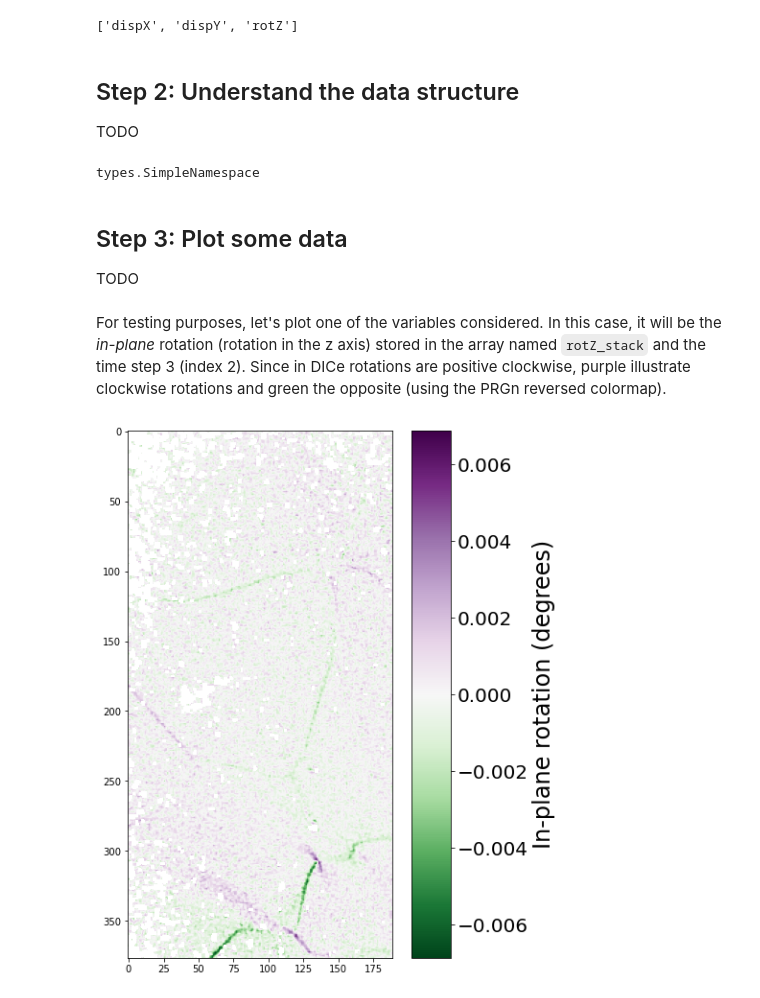
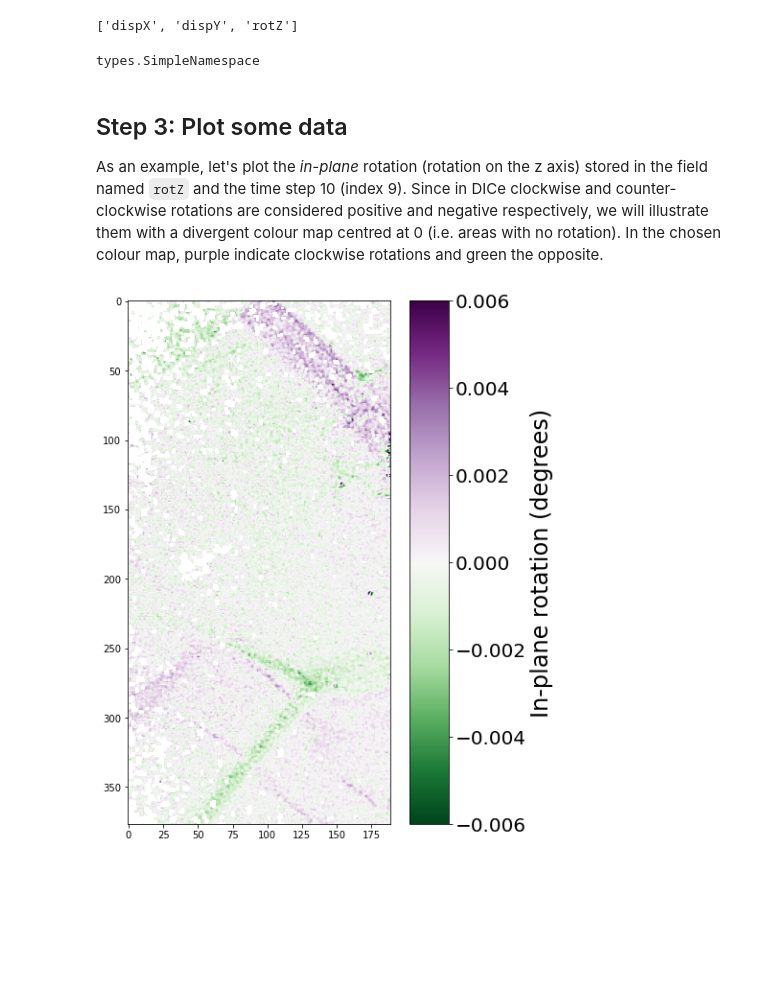
Before and after one commit to marcoalopez/Jupyter4DICe, a Jupyter notebook: notebooks/LoadingDICe_data.ipynb, the cells around one changed output. Drawn from its saved outputs; the diff is of its cells as text; code cells hidden in the pictures; blank space fills up the shorter version.

```diff
--- a/notebooks/LoadingDICe_data.ipynb
+++ b/notebooks/LoadingDICe_data.ipynb
@@ -91,36 +97,24 @@ data = SimpleNamespace(dispX=dispX_stack,
 sorted(data.__dict__)
 # %% [output]
 ['dispX', 'dispY', 'rotZ']
-# %% [markdown]
-## Step 2: Understand the data structure
-
-TODO
 # %%
 type(data)
 # %% [output]
 types.SimpleNamespace
-# %% [markdown]
-## Step 3: Plot some data
-
-TODO
 # %% [markdown]
-For testing purposes, let's plot one of the variables considered. In this case, it will be the _in-plane_ rotation (rotation in the z axis) stored in the array named ``rotZ_stack`` and the time step 3 (index 2). Since in DICe rotations are positive clockwise, purple illustrate clockwise rotations and green the opposite (using the PRGn reversed colormap).
+## Step 3: Plot some data
+
+As an example, let's plot the _in-plane_ rotation (rotation on the z axis) stored in the field named ``rotZ`` and the time step 10 (index 9). Since in DICe clockwise and counter-clockwise rotations are considered positive and negative respectively, we will illustrate them with a divergent colour map centred at 0 (i.e. areas with no rotation). In the chosen colour map, purple indicate clockwise rotations and green the opposite.
 # %%
 # initialize figure
 fig, ax = plt.subplots(constrained_layout=True)
 
-# image (take slice 2 --> [:, :, 1])
-im = ax.imshow(data.rotZ[:, :, 1], cmap='PRGn_r')
+# image (take time step 10 --> [:, :, 9])
+im = ax.imshow(data.rotZ[:, :, 9], vmin=-0.006, vmax=0.006, cmap='PRGn_r')
 
-# set colorbar limit based on limit values (this centers the colour map at zero == no rotation)
-if np.abs(np.nanmin(data.rotZ[:, :, 1])) >= np.nanmax(data.rotZ[:, :, 1]):
-    im.set_clim(np.nanmin(data.rotZ[:, :, 1]), np.abs(np.nanmin(data.rotZ[:, :, 1])))
-else:
-    im.set_clim(-np.nanmax(data.rotZ[:, :, 1]), np.nanmax(data.rotZ[:, :, 1]))
-
-# add the color bar
+# add a color bar
 cbar = fig.colorbar(im, ax=ax)
 cbar.set_label('In-plane rotation (degrees)', fontsize=24)
 cbar.ax.tick_params(labelsize=20)
 # %% [output]
-[figure, old version]
+[figure, new version]
```
Also changed, not shown: parts of 2 cells of this notebook, 1 other file.
